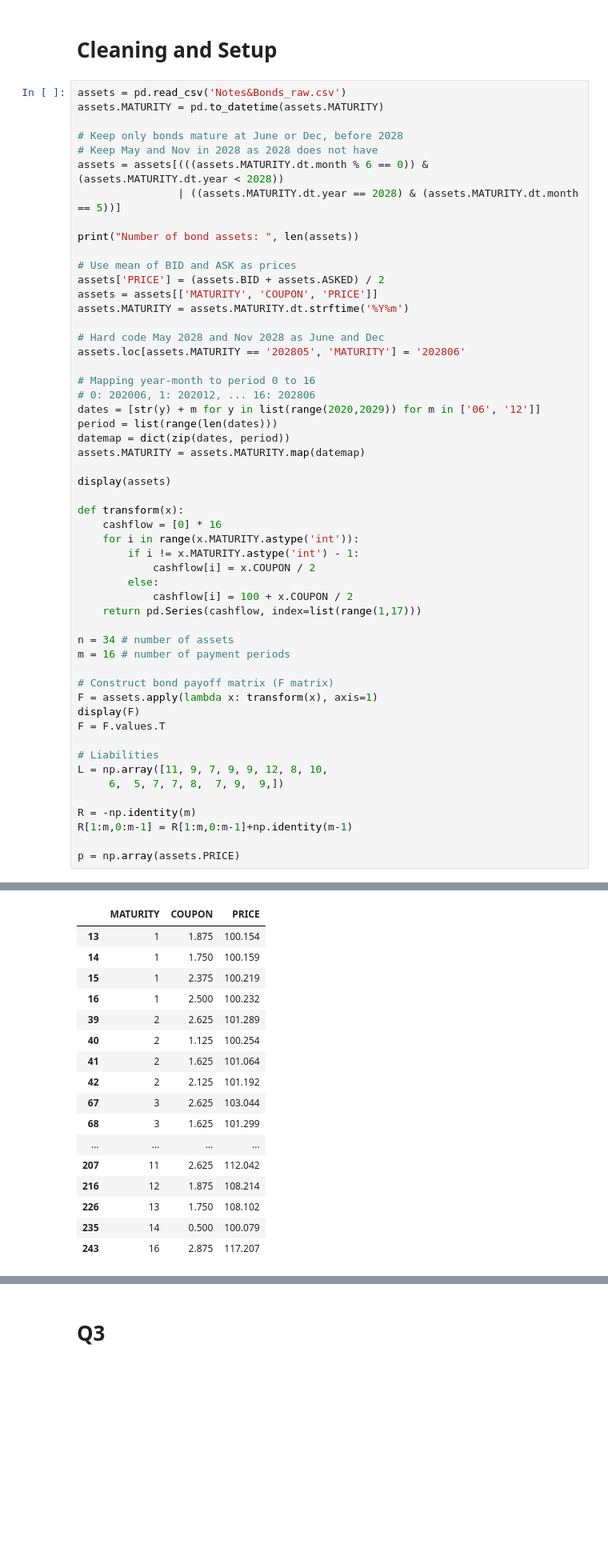
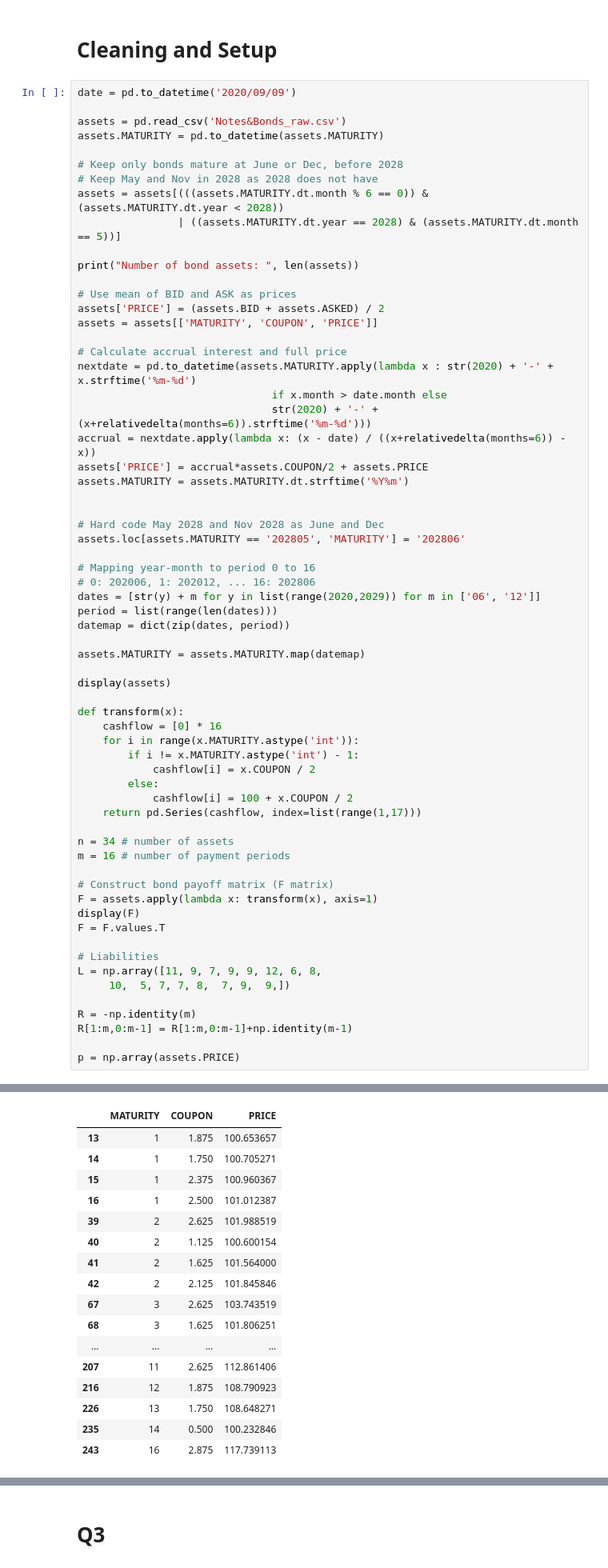
Before and after one commit to fuzhongzhou/Optimization-Projects, a Jupyter notebook: Pipeline.ipynb, the cells around one changed output, grey strips where cells are left out. Shown: that part at 80% size. Drawn from its saved outputs; the diff is of its cells as text; blank space fills up the shorter version.

```diff
--- a/Pipeline.ipynb
+++ b/Pipeline.ipynb
@@ -6,6 +8,8 @@ from data_collection import *
 # %% [markdown]
 # Cleaning and Setup
 # %%
+date = pd.to_datetime('2020/09/09')
+
 assets = pd.read_csv('Notes&Bonds_raw.csv')
 assets.MATURITY = pd.to_datetime(assets.MATURITY)
 
@@ -19,7 +23,15 @@ print("Number of bond assets: ", len(assets))
 # Use mean of BID and ASK as prices
 assets['PRICE'] = (assets.BID + assets.ASKED) / 2
 assets = assets[['MATURITY', 'COUPON', 'PRICE']]
+
+# Calculate accrual interest and full price
+nextdate = pd.to_datetime(assets.MATURITY.apply(lambda x : str(2020) + '-' + x.strftime('%m-%d')
+                               if x.month > date.month else
+                               str(2020) + '-' + (x+relativedelta(months=6)).strftime('%m-%d')))
+accrual = nextdate.apply(lambda x: (x - date) / ((x+relativedelta(months=6)) - x))
+assets['PRICE'] = accrual*assets.COUPON/2 + assets.PRICE
 assets.MATURITY = assets.MATURITY.dt.strftime('%Y%m')
+
 
 # Hard code May 2028 and Nov 2028 as June and Dec
 assets.loc[assets.MATURITY == '202805', 'MATURITY'] = '202806'
@@ -29,54 +41,55 @@ assets.loc[assets.MATURITY == '202805', 'MATURITY'] = '202806'
 dates = [str(y) + m for y in list(range(2020,2029)) for m in ['06', '12']]
 period = list(range(len(dates)))
 datemap = dict(zip(dates, period))
+
 assets.MATURITY = assets.MATURITY.map(datemap)
 
 display(assets)
 
 def transform(x):
     cashflow = [0] * 16
     for i in range(x.MATURITY.astype('int')):
         if i != x.MATURITY.astype('int') - 1:
             cashflow[i] = x.COUPON / 2
         else:
             cashflow[i] = 100 + x.COUPON / 2
     return pd.Series(cashflow, index=list(range(1,17)))
 
 n = 34 # number of assets
 m = 16 # number of payment periods
 
 # Construct bond payoff matrix (F matrix)
 F = assets.apply(lambda x: transform(x), axis=1)
 display(F)
 F = F.values.T
 
 # Liabilities
-L = np.array([11, 9, 7, 9, 9, 12, 8, 10,
-     6,  5, 7, 7, 8,  7, 9,  9,])
+L = np.array([11, 9, 7, 9, 9, 12, 6, 8,
+     10,  5, 7, 7, 8,  7, 9,  9,])
 
 R = -np.identity(m)
 R[1:m,0:m-1] = R[1:m,0:m-1]+np.identity(m-1)
 
 p = np.array(assets.PRICE)
 # %% [output]
 Number of bond assets:  34
 |  | MATURITY | COUPON | PRICE |
-| 13 | 1 | 1.875 | 100.154 |
-| 14 | 1 | 1.750 | 100.159 |
-| 15 | 1 | 2.375 | 100.219 |
-| 16 | 1 | 2.500 | 100.232 |
-| 39 | 2 | 2.625 | 101.289 |
-| 40 | 2 | 1.125 | 100.254 |
-| 41 | 2 | 1.625 | 101.064 |
-| 42 | 2 | 2.125 | 101.192 |
-| 67 | 3 | 2.625 | 103.044 |
-| 68 | 3 | 1.625 | 101.299 |
+| 13 | 1 | 1.875 | 100.653657 |
+| 14 | 1 | 1.750 | 100.705271 |
+| 15 | 1 | 2.375 | 100.960367 |
+| 16 | 1 | 2.500 | 101.012387 |
+| 39 | 2 | 2.625 | 101.988519 |
+| 40 | 2 | 1.125 | 100.600154 |
+| 41 | 2 | 1.625 | 101.564000 |
+| 42 | 2 | 2.125 | 101.845846 |
+| 67 | 3 | 2.625 | 103.743519 |
+| 68 | 3 | 1.625 | 101.806251 |
 | ... | ... | ... | ... |
-| 207 | 11 | 2.625 | 112.042 |
-| 216 | 12 | 1.875 | 108.214 |
-| 226 | 13 | 1.750 | 108.102 |
-| 235 | 14 | 0.500 | 100.079 |
-| 243 | 16 | 2.875 | 117.207 |
+| 207 | 11 | 2.625 | 112.861406 |
+| 216 | 12 | 1.875 | 108.790923 |
+| 226 | 13 | 1.750 | 108.648271 |
+| 235 | 14 | 0.500 | 100.232846 |
+| 243 | 16 | 2.875 | 117.739113 |
 |  | 1 | 2 | 3 | 4 | 5 | 6 | 7 | 8 | 9 | 10 | 11 | ... |
 | 13 | 100.9375 | 0.0000 | 0.0000 | 0.0000 | 0.0000 | 0.0000 | 0.0000 | 0.0000 | 0.0000 | 0.0000 | 0.0000 | ... |
 | 14 | 100.8750 | 0.0000 | 0.0000 | 0.0000 | 0.0000 | 0.0000 | 0.0000 | 0.0000 | 0.0000 | 0.0000 | 0.0000 | ... |
```
Also changed, not shown: parts of 10 cells of this notebook, 1 other file.
